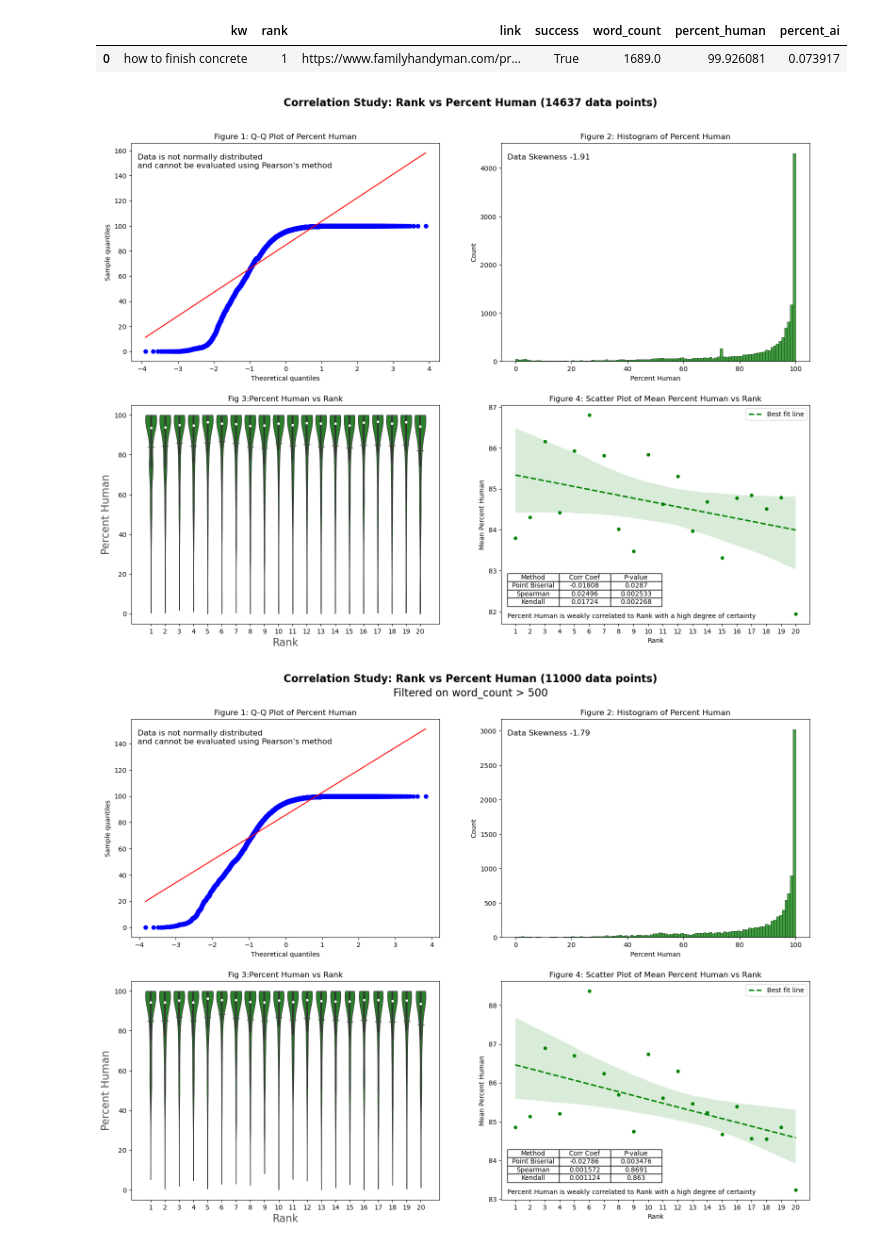
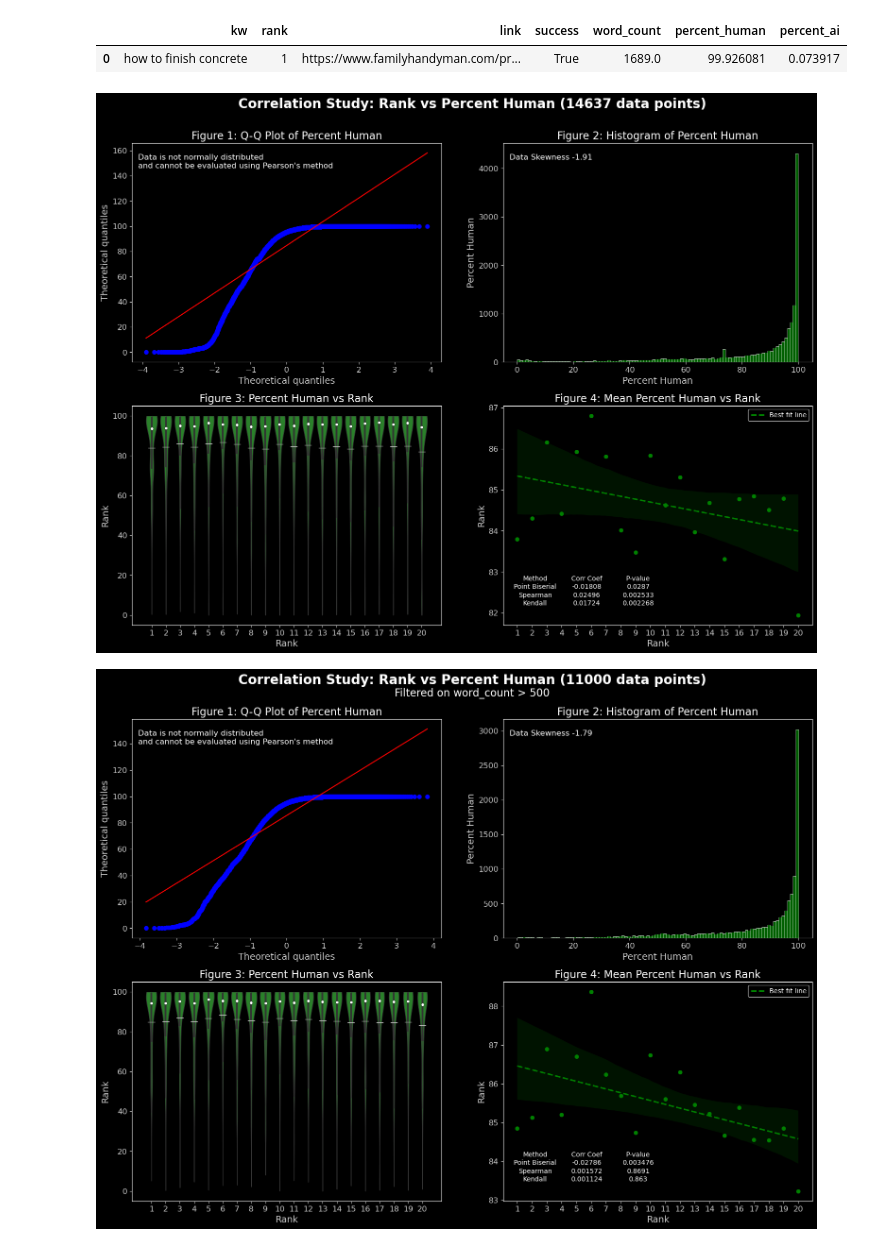
Before and after one commit to Magmafish/SerpGS, a Jupyter notebook: int_word_count.ipynb, the cells around one changed output. Cells and saved outputs as stored; diff of their text form; code cells hidden in the pictures.

```diff
--- a/int_word_count.ipynb
+++ b/int_word_count.ipynb
@@ -133,9 +264,9 @@ def multiplotv(df, filter_col=None, min=None, max=None):
 # %%
-multiplotv(df)
+multiplotv_dark(df)
 # %% [output]
-[figure, old version]
+[figure, new version]
 # %%
-multiplotv(df, 'word_count', 500)
+multiplotv_dark(df, 'word_count', 500)
 # %% [output]
-[figure, old version]
+[figure, new version]
 # %%
```
Also changed, not shown: parts of 6 cells of this notebook, 2 other files.
